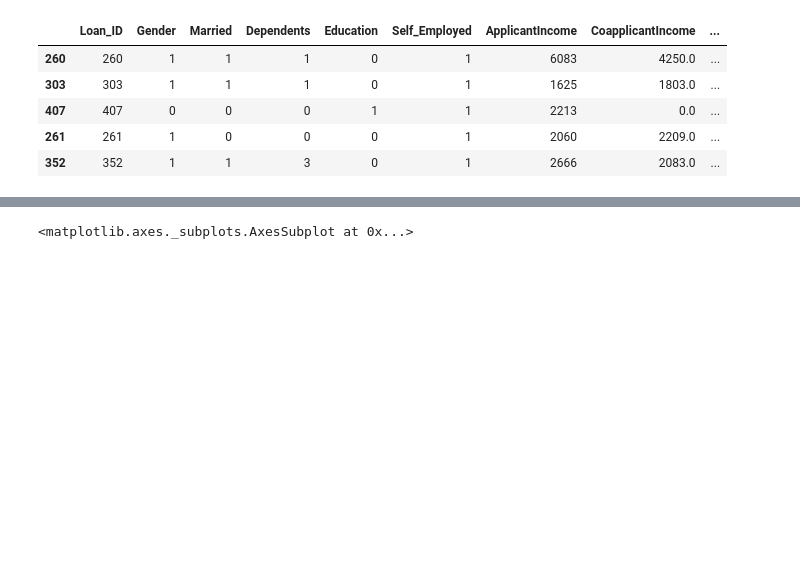
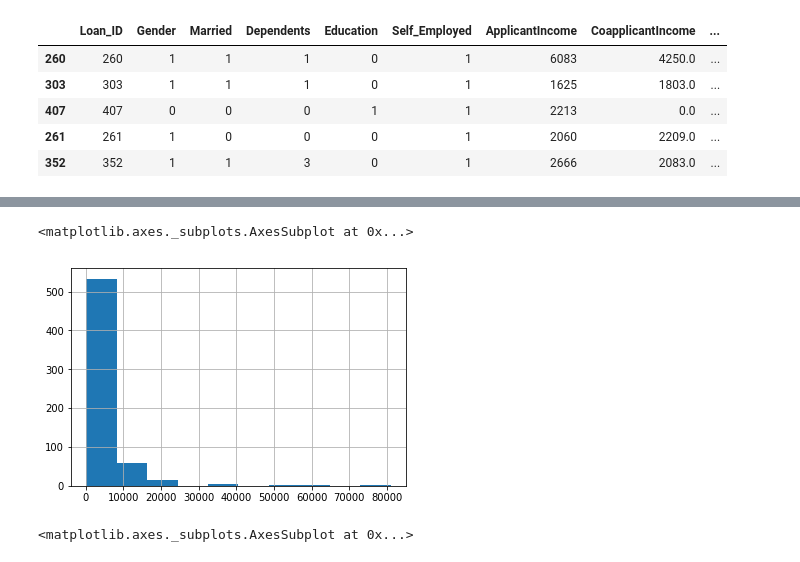
Before and after one commit to Roman-kazi/10DaysMLChallenge, a Jupyter notebook: jupyter-notebook/ml10_Days_Challenge#3.ipynb, the cells around one changed output, grey strips where cells are left out. Saved outputs shown, nothing was run; the diff lists cells and outputs as text; code cells hidden in the pictures; blank space fills up the shorter version.

```diff
--- a/jupyter-notebook/ml10_Days_Challenge#3.ipynb
+++ b/jupyter-notebook/ml10_Days_Challenge#3.ipynb
@@ -168,3 +173,8 @@ x_train.head()
+# %%
+loan['ApplicantIncome'].hist()
+# %% [output]
+<matplotlib.axes._subplots.AxesSubplot at 0x...>
+[figure, added]
 # %%
 sns.barplot(x='Gender',y='LoanAmount', data=loan)
 # %% [output]
```
Also changed, not shown: parts of 1 cell of this notebook.
